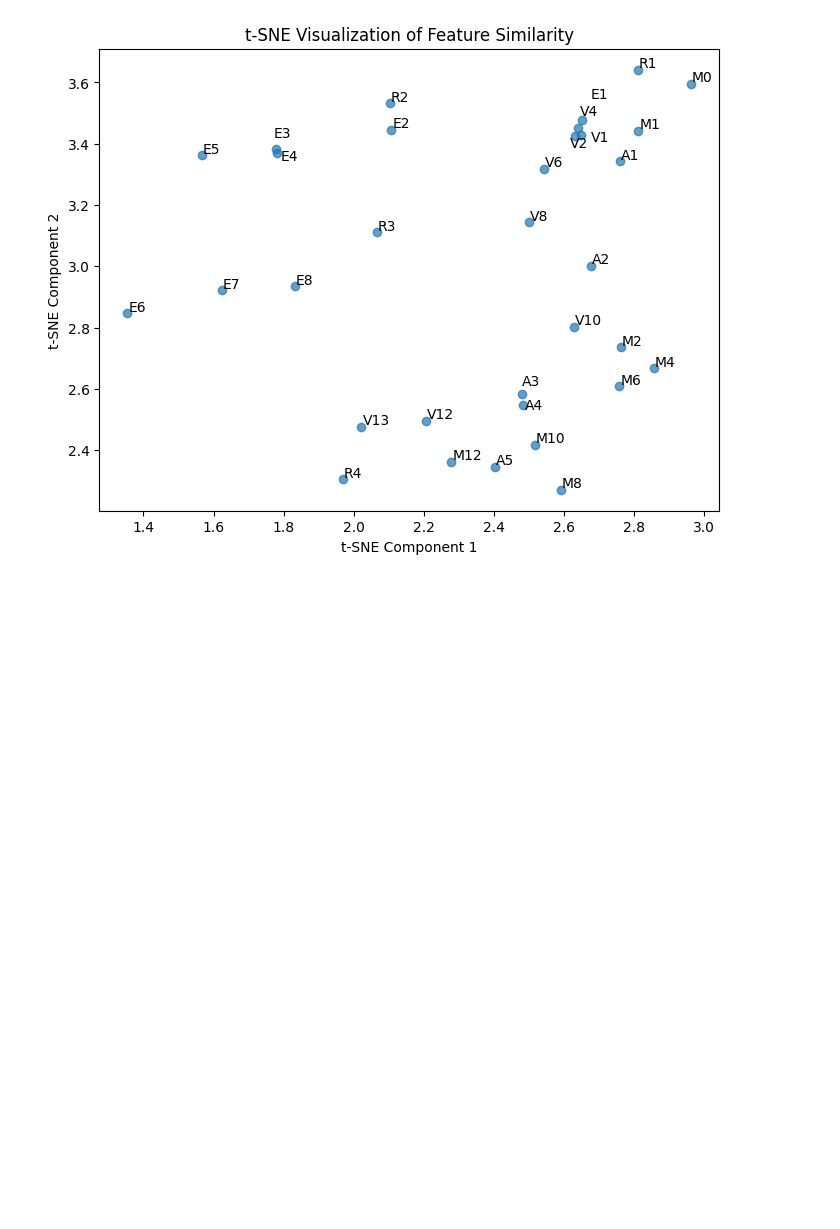
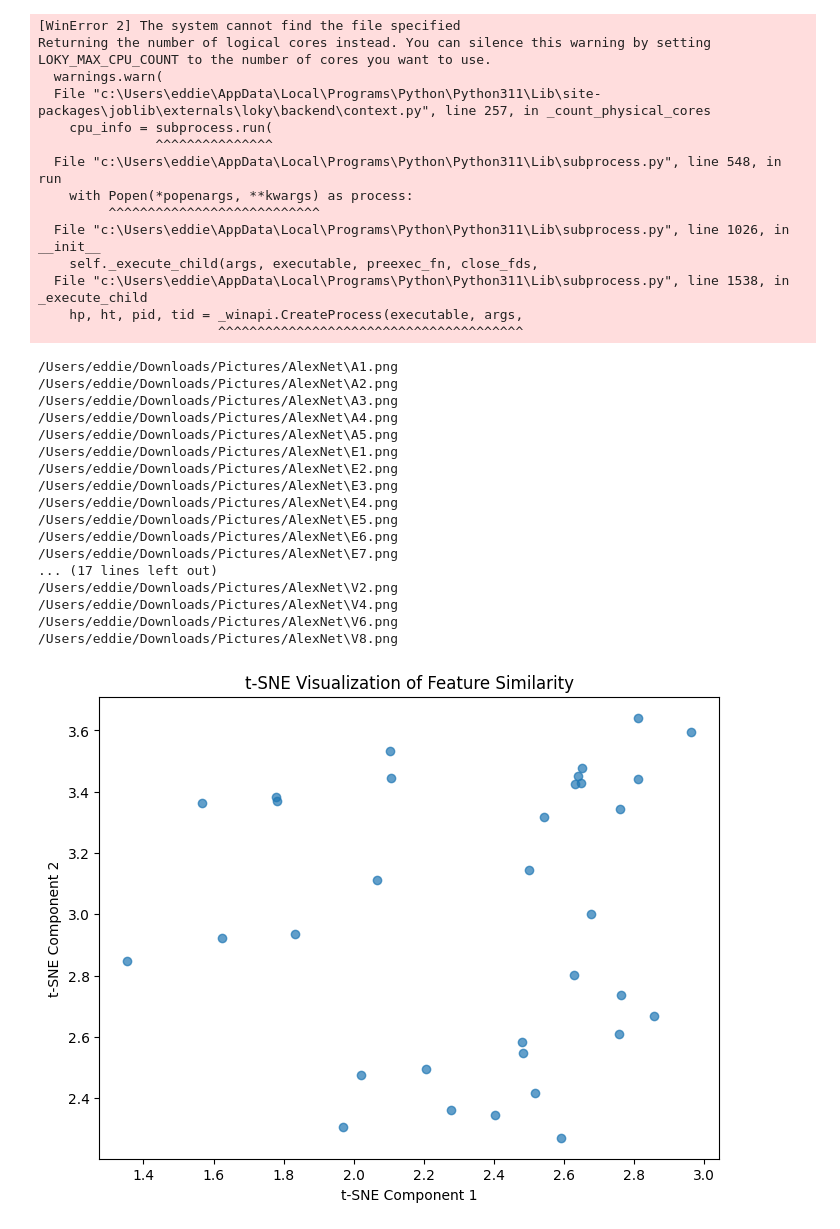
Before and after one commit to EddieZ18326/ModifiedDFC, a Jupyter notebook: T-SNE.ipynb, the cells around one changed output. Cells and saved outputs as stored; diff of their text form; code cells hidden in the pictures; blank space fills up the shorter version.

```diff
--- a/T-SNE.ipynb
+++ b/T-SNE.ipynb
@@ -369,12 +369,13 @@ plt.figure(figsize=(8, 6))
 plt.scatter(embedded_features[:, 0], embedded_features[:, 1], alpha=0.7)
 annotations = []
 for i, path in enumerate(image_paths):
-    if(path == "/Users/eddie/Downloads/Pictures/AlexNet/E1.png"):
+    print(path)
+    if(path == "/Users/eddie/Downloads/Pictures/AlexNet\E1.png"):
         continue
-    annotations.append(plt.annotate(file_names[i][:-4], (embedded_features[i, 0], embedded_features[i, 1])))
+    # annotations.append(plt.annotate(file_names[i][:-4], (embedded_features[i, 0]+0.01, embedded_features[i, 1])))
 
 
-adjust_text(annotations)
+# adjust_text(annotations)
 
 plt.title('t-SNE Visualization of Feature Similarity')
 plt.xlabel('t-SNE Component 1')
@@ -401 +402,32 @@ plt.show()
+[WinError 2] The system cannot find the file specified
+Returning the number of logical cores instead. You can silence this warning by setting LOKY_MAX_CPU_COUNT to the number of cores you want to use.
+  warnings.warn(
+  File "c:\Users\eddie\AppData\Local\Programs\Python\Python311\Lib\site-packages\joblib\externals\loky\backend\context.py", line 257, in _count_physical_cores
+    cpu_info = subprocess.run(
+               ^^^^^^^^^^^^^^^
+  File "c:\Users\eddie\AppData\Local\Programs\Python\Python311\Lib\subprocess.py", line 548, in run
+    with Popen(*popenargs, **kwargs) as process:
+         ^^^^^^^^^^^^^^^^^^^^^^^^^^^
+  File "c:\Users\eddie\AppData\Local\Programs\Python\Python311\Lib\subprocess.py", line 1026, in __init__
+    self._execute_child(args, executable, preexec_fn, close_fds,
+  File "c:\Users\eddie\AppData\Local\Programs\Python\Python311\Lib\subprocess.py", line 1538, in _execute_child
+    hp, ht, pid, tid = _winapi.CreateProcess(executable, args,
+                       ^^^^^^^^^^^^^^^^^^^^^^^^^^^^^^^^^^^^^^^
+/Users/eddie/Downloads/Pictures/AlexNet\A1.png
+/Users/eddie/Downloads/Pictures/AlexNet\A2.png
+/Users/eddie/Downloads/Pictures/AlexNet\A3.png
+/Users/eddie/Downloads/Pictures/AlexNet\A4.png
+/Users/eddie/Downloads/Pictures/AlexNet\A5.png
+/Users/eddie/Downloads/Pictures/AlexNet\E1.png
+/Users/eddie/Downloads/Pictures/AlexNet\E2.png
+/Users/eddie/Downloads/Pictures/AlexNet\E3.png
+/Users/eddie/Downloads/Pictures/AlexNet\E4.png
+/Users/eddie/Downloads/Pictures/AlexNet\E5.png
+/Users/eddie/Downloads/Pictures/AlexNet\E6.png
+/Users/eddie/Downloads/Pictures/AlexNet\E7.png
+... (17 lines left out)
+/Users/eddie/Downloads/Pictures/AlexNet\V2.png
+/Users/eddie/Downloads/Pictures/AlexNet\V4.png
+/Users/eddie/Downloads/Pictures/AlexNet\V6.png
+/Users/eddie/Downloads/Pictures/AlexNet\V8.png
-[figure, old version]
+[figure, new version]
```
Also changed, not shown: parts of 1 cell of this notebook, 3 other files.
